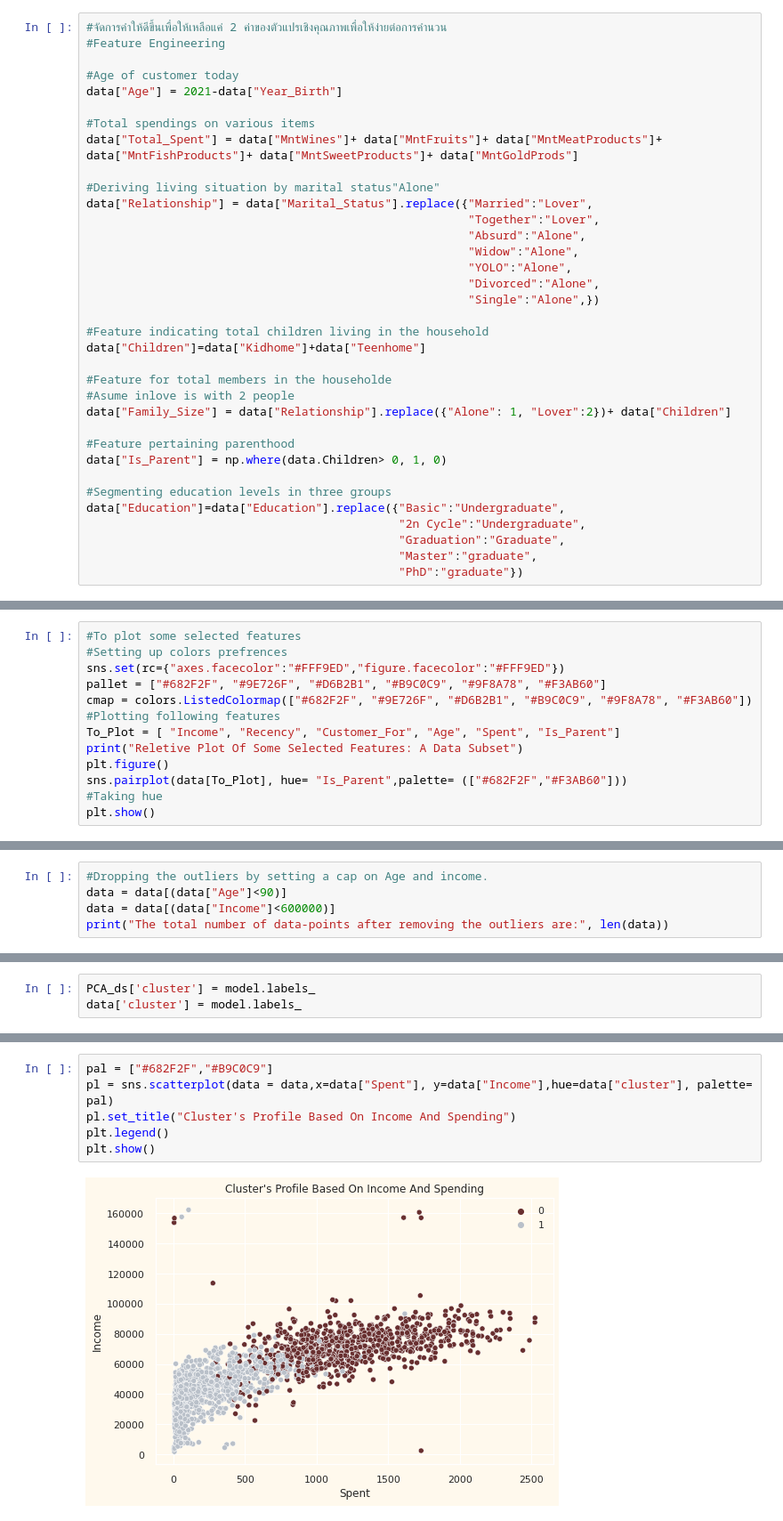
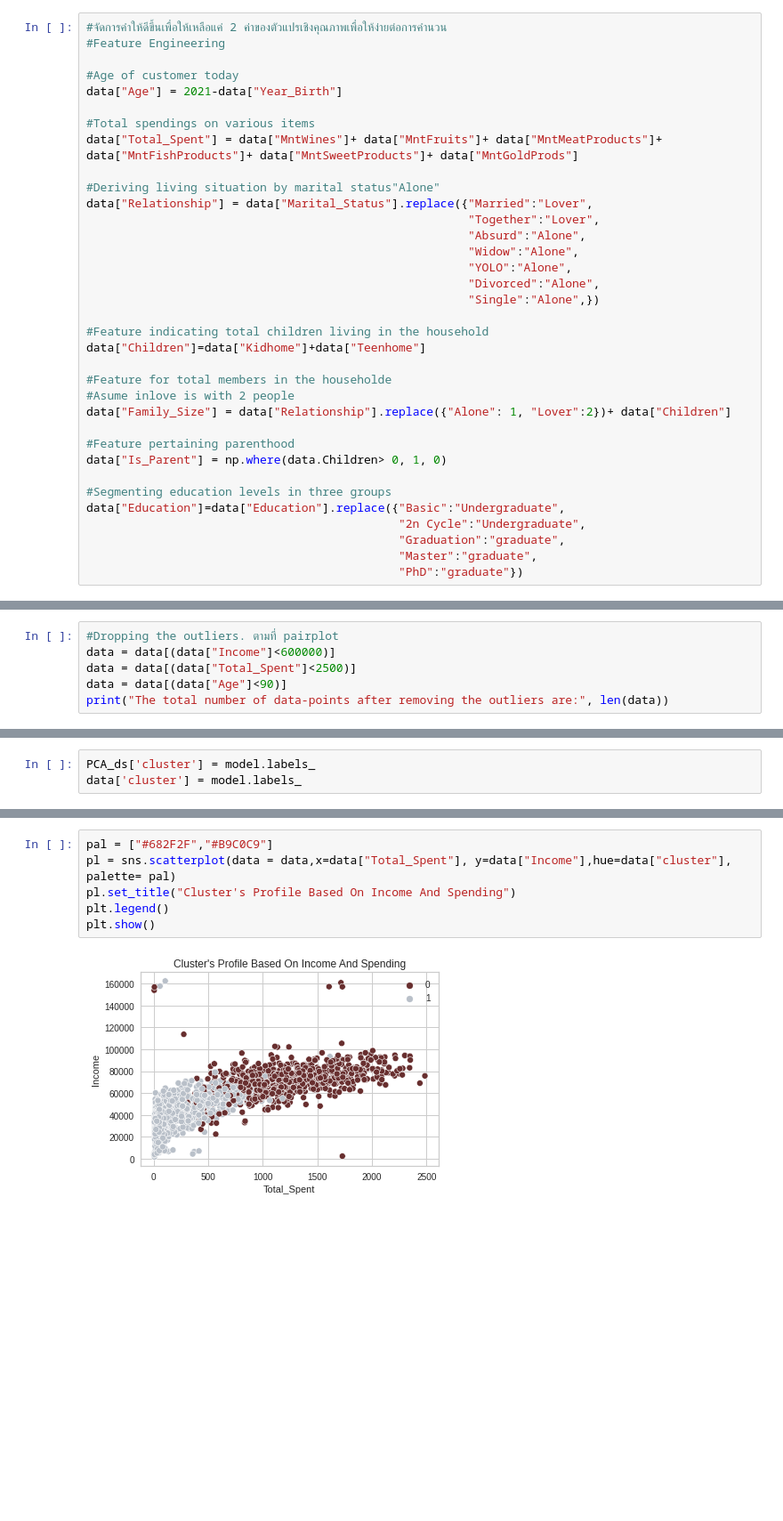
Before and after one commit to PleumjaiOfficial/Clustering-Marketing-Campaign, a Jupyter notebook: Clustering marketing campaign.ipynb, the cells around one changed output, grey strips where cells are left out. Shown at 89% size. Cells and saved outputs as stored; diff of their text form; blank space fills up the shorter version.

```diff
--- a/Clustering marketing campaign.ipynb
+++ b/Clustering marketing campaign.ipynb
@@ -346,7 +348,7 @@ data["Is_Parent"] = np.where(data.Children> 0, 1, 0)
 #Segmenting education levels in three groups
 data["Education"]=data["Education"].replace({"Basic":"Undergraduate",
                                              "2n Cycle":"Undergraduate",
-                                             "Graduation":"Graduate",
+                                             "Graduation":"graduate",
                                              "Master":"graduate",
                                              "PhD":"graduate"})
 # %%
@@ -408,13 +481,0 @@ NameError: ignored
-# %%
-#To plot some selected features
-#Setting up colors prefrences
-sns.set(rc={"axes.facecolor":"#FFF9ED","figure.facecolor":"#FFF9ED"})
-pallet = ["#682F2F", "#9E726F", "#D6B2B1", "#B9C0C9", "#9F8A78", "#F3AB60"]
-cmap = colors.ListedColormap(["#682F2F", "#9E726F", "#D6B2B1", "#B9C0C9", "#9F8A78", "#F3AB60"])
-#Plotting following features
-To_Plot = [ "Income", "Recency", "Customer_For", "Age", "Spent", "Is_Parent"]
-print("Reletive Plot Of Some Selected Features: A Data Subset")
-plt.figure()
-sns.pairplot(data[To_Plot], hue= "Is_Parent",palette= (["#682F2F","#F3AB60"]))
-#Taking hue
-plt.show()
@@ -425,6 +482,7 @@ Reletive Plot Of Some Selected Features: A Data Subset
 # %%
-#Dropping the outliers by setting a cap on Age and income.
+#Dropping the outliers. ตามที่ pairplot
+data = data[(data["Income"]<600000)]
+data = data[(data["Total_Spent"]<2500)]
 data = data[(data["Age"]<90)]
-data = data[(data["Income"]<600000)]
 print("The total number of data-points after removing the outliers are:", len(data))
 # %% [output]
@@ -646,11 +692,11 @@ plt.show()
 # %%
 pal = ["#682F2F","#B9C0C9"]
-pl = sns.scatterplot(data = data,x=data["Spent"], y=data["Income"],hue=data["cluster"], palette= pal)
+pl = sns.scatterplot(data = data,x=data["Total_Spent"], y=data["Income"],hue=data["cluster"], palette= pal)
 pl.set_title("Cluster's Profile Based On Income And Spending")
 plt.legend()
 plt.show()
 # %% [output]
-[figure, old version]
+[figure, new version]
 # %%
 #Creating a feature to get a sum of accepted promotions
 data["Total_Promos"] = data["AcceptedCmp1"]+ data["AcceptedCmp2"]+ data["AcceptedCmp3"]+ data["AcceptedCmp4"]+ data["AcceptedCmp5"]
```
Also changed, not shown: parts of 27 cells of this notebook.
